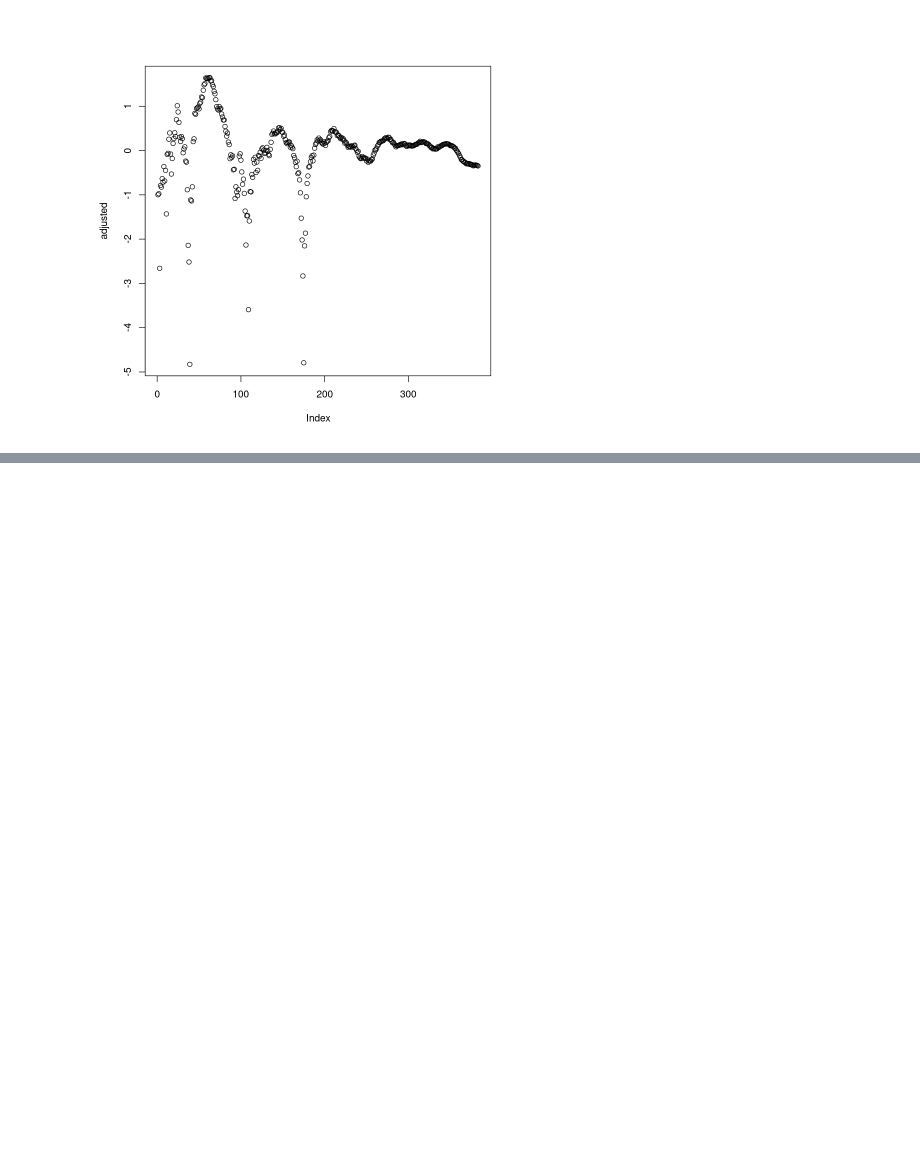
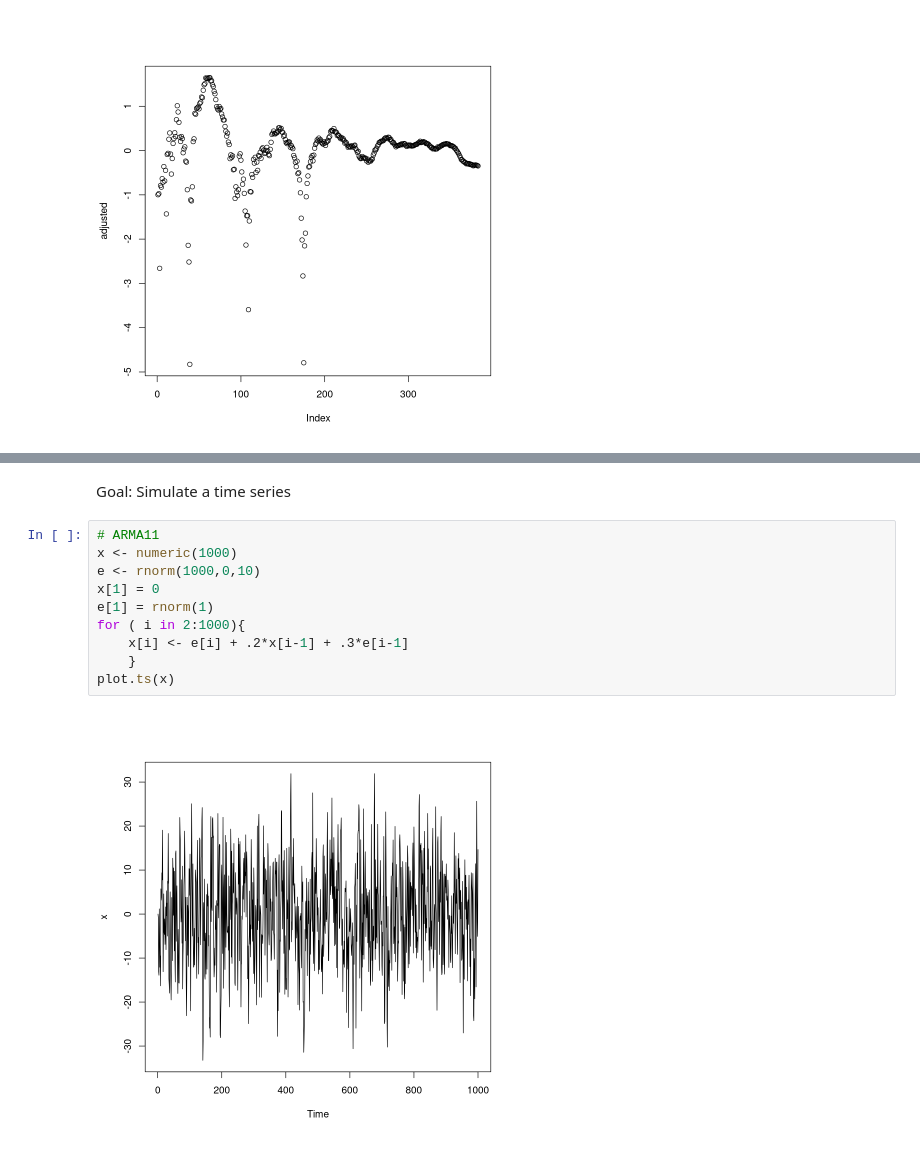
Before and after one commit to eghaymore/sim, a Jupyter notebook: TimeSeriesSim.ipynb, the cells around one changed output, grey strips where cells are left out. Cells and saved outputs as stored; diff of their text form; blank space fills up the shorter version.

```diff
--- a/TimeSeriesSim.ipynb
+++ b/TimeSeriesSim.ipynb
@@ -24,0 +35,14 @@ plot(adjusted)
+# %% [markdown]
+Goal: Simulate a time series
+# %%
+# ARMA11
+x <- numeric(1000)
+e <- rnorm(1000,0,10)
+x[1] = 0
+e[1] = rnorm(1)
+for ( i in 2:1000){
+    x[i] <- e[i] + .2*x[i-1] + .3*e[i-1]
+    }
+plot.ts(x)
+# %% [output]
+[figure, added]
```
Also changed, not shown: parts of 3 cells of this notebook.
